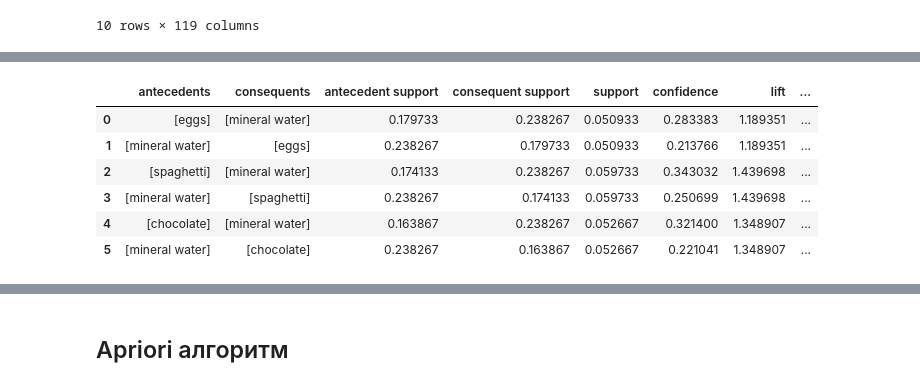
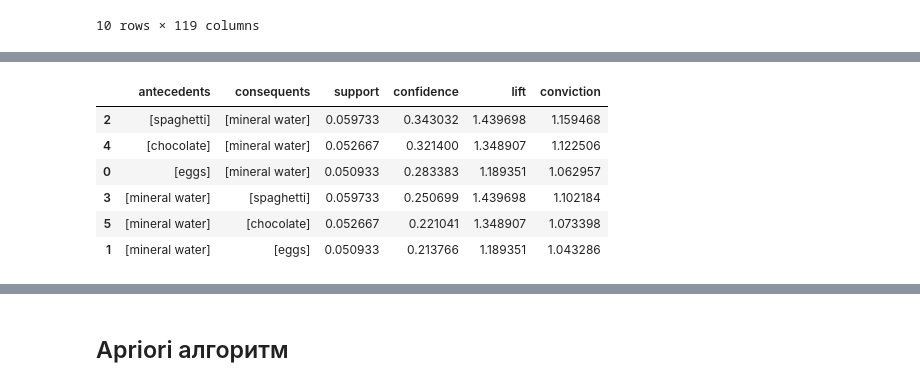
Before and after one commit to SylvaticGhost/AD, a Jupyter notebook: Lab4/lab4.ipynb, the cells around one changed output, grey strips where cells are left out. Saved outputs shown, nothing was run; the diff lists cells and outputs as text; code cells hidden in the pictures.

```diff
--- a/Lab4/lab4.ipynb
+++ b/Lab4/lab4.ipynb
@@ -55,4 +54,6 @@ table.head(10)
 | 7 | black tea | 107 |
 | 8 | blueberries | 69 |
 | 9 | body spray | 86 |
+# %%
+not_used_stats = ['antecedent support', 'consequent support', 'leverage', 'representativity', 'leverage', 'zhangs_metric', 'jaccard', 'certainty', 'kulczynski']
 # %% [markdown]
@@ -79,5 +82,3 @@ df_encoded.head(10)
 # %%
-# This line uses the correct variable
-frequent_itemsets = fpgrowth(df_encoded, min_support=MIN_SUPPORT, use_colnames=True)
-frequent_itemsets['itemsets'] = frequent_itemsets['itemsets'].apply(lambda x: list(x))
-frequent_itemsets
+fpgrow_rules = fpgrowth(df_encoded, min_support=MIN_SUPPORT, use_colnames=True)
+sets_to_lists(fpgrow_rules['itemsets'])
@@ -102,14 +85,18 @@ frequent_itemsets
 # %%
-frequent_itemsets=association_rules(frequent_itemsets, metric="lift", min_threshold=1)
-frequent_itemsets['antecedents'] = frequent_itemsets['antecedents'].apply(lambda x: list(x))
-frequent_itemsets['consequents'] = frequent_itemsets['consequents'].apply(lambda x: list(x))
-frequent_itemsets.sort_values("confidence",ascending=False)
-frequent_itemsets
+fpgrow_rules=association_rules(fpgrow_rules, metric="lift", min_threshold=1)
+
+sets_to_lists(fpgrow_rules['antecedents'])
+sets_to_lists(fpgrow_rules['consequents'])
+
+fpgrow_rules.drop(not_used_stats, axis=1, inplace=True)
+fpgrow_rules = fpgrow_rules.sort_values('confidence', ascending=False)
+
+fpgrow_rules
 # %% [output]
-|  | antecedents | consequents | antecedent support | consequent support | support | confidence | lift | ... |
-| 0 | [eggs] | [mineral water] | 0.179733 | 0.238267 | 0.050933 | 0.283383 | 1.189351 | ... |
-| 1 | [mineral water] | [eggs] | 0.238267 | 0.179733 | 0.050933 | 0.213766 | 1.189351 | ... |
-| 2 | [spaghetti] | [mineral water] | 0.174133 | 0.238267 | 0.059733 | 0.343032 | 1.439698 | ... |
-| 3 | [mineral water] | [spaghetti] | 0.238267 | 0.174133 | 0.059733 | 0.250699 | 1.439698 | ... |
-| 4 | [chocolate] | [mineral water] | 0.163867 | 0.238267 | 0.052667 | 0.321400 | 1.348907 | ... |
-| 5 | [mineral water] | [chocolate] | 0.238267 | 0.163867 | 0.052667 | 0.221041 | 1.348907 | ... |
+|  | antecedents | consequents | support | confidence | lift | conviction |
+| 2 | [spaghetti] | [mineral water] | 0.059733 | 0.343032 | 1.439698 | 1.159468 |
+| 4 | [chocolate] | [mineral water] | 0.052667 | 0.321400 | 1.348907 | 1.122506 |
+| 0 | [eggs] | [mineral water] | 0.050933 | 0.283383 | 1.189351 | 1.062957 |
+| 3 | [mineral water] | [spaghetti] | 0.059733 | 0.250699 | 1.439698 | 1.102184 |
+| 5 | [mineral water] | [chocolate] | 0.052667 | 0.221041 | 1.348907 | 1.073398 |
+| 1 | [mineral water] | [eggs] | 0.050933 | 0.213766 | 1.189351 | 1.043286 |
```
Also changed, not shown: parts of 18 cells of this notebook, 4 other files.
